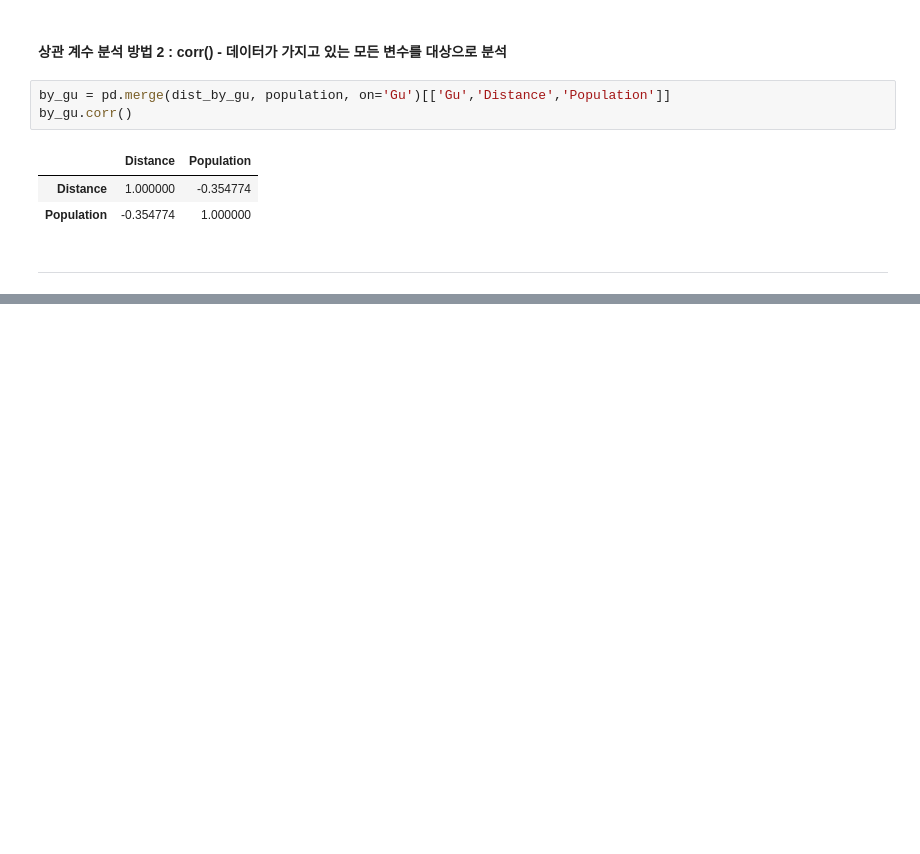
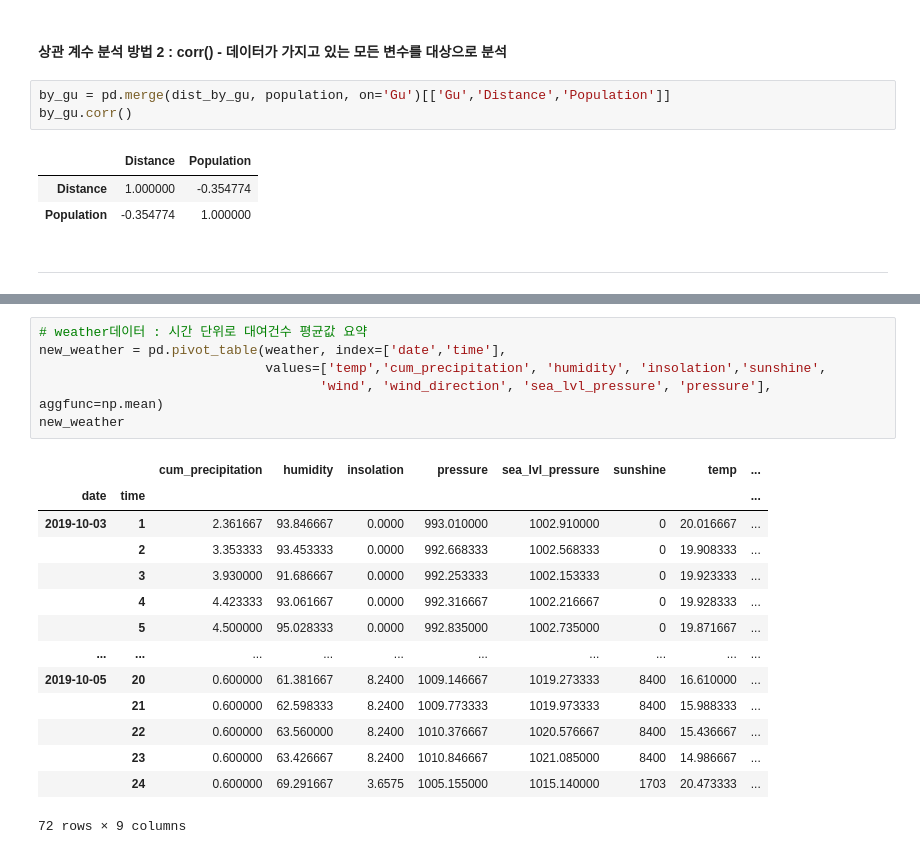
Before and after one commit to Yerial1125/e_learning1, a Jupyter notebook: Untitled.ipynb, the cells around one changed output, grey strips where cells are left out. Drawn from its saved outputs; the diff is of its cells as text; blank space fills up the shorter version.

```diff
--- a/Untitled.ipynb
+++ b/Untitled.ipynb
@@ -950,0 +989,21 @@ by_gu.corr()
+# %%
+# weather데이터 : 시간 단위로 대여건수 평균값 요약
+new_weather = pd.pivot_table(weather, index=['date','time'],
+                             values=['temp','cum_precipitation', 'humidity', 'insolation','sunshine',
+                                    'wind', 'wind_direction', 'sea_lvl_pressure', 'pressure'], aggfunc=np.mean)
+new_weather
+# %% [output]
+|  |  | cum_precipitation | humidity | insolation | pressure | sea_lvl_pressure | sunshine | temp | ... |
+| date | time |  |  |  |  |  |  |  | ... |
+| 2019-10-03 | 1 | 2.361667 | 93.846667 | 0.0000 | 993.010000 | 1002.910000 | 0 | 20.016667 | ... |
+|  | 2 | 3.353333 | 93.453333 | 0.0000 | 992.668333 | 1002.568333 | 0 | 19.908333 | ... |
+|  | 3 | 3.930000 | 91.686667 | 0.0000 | 992.253333 | 1002.153333 | 0 | 19.923333 | ... |
+|  | 4 | 4.423333 | 93.061667 | 0.0000 | 992.316667 | 1002.216667 | 0 | 19.928333 | ... |
+|  | 5 | 4.500000 | 95.028333 | 0.0000 | 992.835000 | 1002.735000 | 0 | 19.871667 | ... |
+| ... | ... | ... | ... | ... | ... | ... | ... | ... | ... |
+| 2019-10-05 | 20 | 0.600000 | 61.381667 | 8.2400 | 1009.146667 | 1019.273333 | 8400 | 16.610000 | ... |
+|  | 21 | 0.600000 | 62.598333 | 8.2400 | 1009.773333 | 1019.973333 | 8400 | 15.988333 | ... |
+|  | 22 | 0.600000 | 63.560000 | 8.2400 | 1010.376667 | 1020.576667 | 8400 | 15.436667 | ... |
+|  | 23 | 0.600000 | 63.426667 | 8.2400 | 1010.846667 | 1021.085000 | 8400 | 14.986667 | ... |
+|  | 24 | 0.600000 | 69.291667 | 3.6575 | 1005.155000 | 1015.140000 | 1703 | 20.473333 | ... |
+72 rows × 9 columns
```
Also changed, not shown: parts of 15 cells of this notebook.
